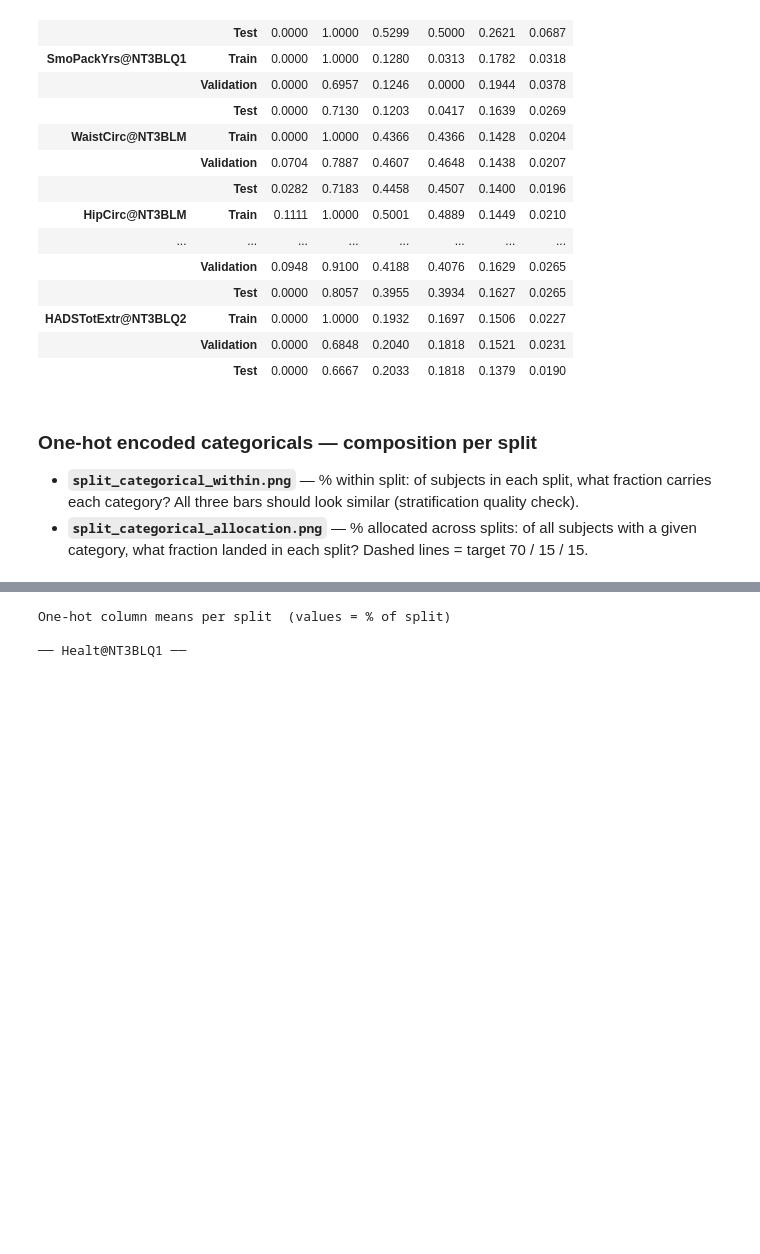
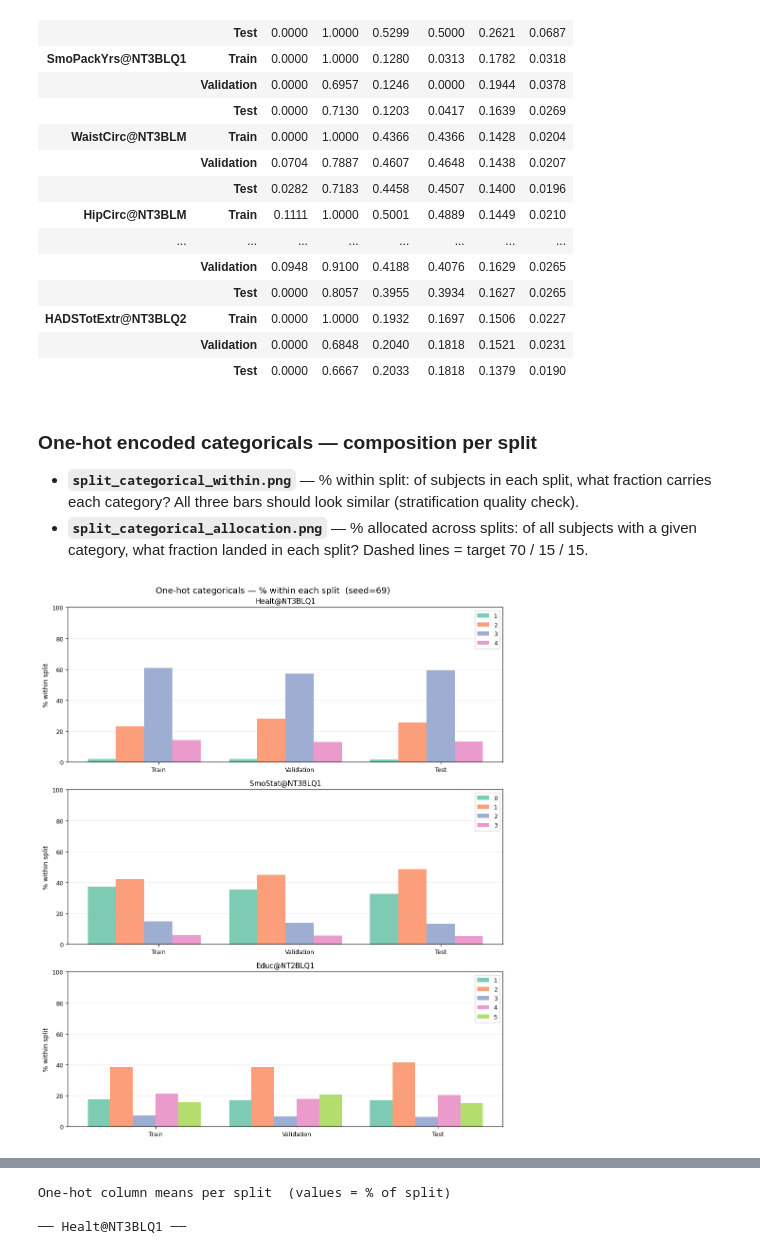
Before and after one commit to flippi321/NTNU-Master-project, a Jupyter notebook: feature_split_analysis.ipynb, the cells around one changed output, grey strips where cells are left out. Saved outputs shown, nothing was run; the diff lists cells and outputs as text; code cells hidden in the pictures; blank space fills up the shorter version.

```diff
--- a/feature_split_analysis.ipynb
+++ b/feature_split_analysis.ipynb
@@ -558,33 +588,47 @@ display(pd.DataFrame(stat_rows).set_index(['Variable', 'Split']).round(4))
   category, what fraction landed in each split? Dashed lines = target 70 / 15 / 15.
 # %%
 # Figure 1 — % within each split (grouped by category level)
+
+# Merge rare category 0 into category 1 for Health and Educ (too few subjects to show separately)
+MERGE_CAT0 = {"Healt@NT3BLQ1", "Educ@NT2BLQ1"}
+norm_s_fig1 = norm_s.copy()
+ohe_groups_fig1 = {cat: list(cols) for cat, cols in ohe_groups.items()}
+for _cat in MERGE_CAT0:
+    _col0, _col1 = f"{_cat}_0", f"{_cat}_1"
+    if _col0 in norm_s_fig1.columns:
+        norm_s_fig1[_col1] = ((norm_s_fig1[_col0] == 1) | (norm_s_fig1[_col1] == 1)).astype(int)
+        norm_s_fig1.drop(columns=[_col0], inplace=True)
+        ohe_groups_fig1[_cat] = [c for c in ohe_groups_fig1[_cat] if c != _col0]
+
 fig, axes = plt.subplots(len(CATEGORICAL), 1, figsize=(10, 4 * len(CATEGORICAL)))
 for ax, cat in zip(axes, CATEGORICAL):
-    ohe_cols = ohe_groups[cat]
+    ohe_cols = ohe_groups_fig1[cat]
     labels   = [c.replace(cat + '_', '') for c in ohe_cols]
 
     x      = np.arange(len(SPLIT_NAMES))
     width  = 0.8 / len(ohe_cols)
     colors = plt.cm.Set2.colors
 
     for j, (col, label) in enumerate(zip(ohe_cols, labels)):
-        pcts = [norm_s[norm_s['split']==s][col].mean()*100 for s in SPLIT_NAMES]
+        pcts = [norm_s_fig1[norm_s_fig1['split']==s][col].mean()*100 for s in SPLIT_NAMES]
         ax.bar(x + j*width - width*len(ohe_cols)/2, pcts, width,
                label=label, color=colors[j], alpha=0.85)
 
     ax.set_xticks(x)
     ax.set_xticklabels(SPLIT_NAMES, fontsize=10)
     ax.set_title(cat, fontsize=11)
     ax.set_ylabel('% within split', fontsize=10)
     ax.set_ylim(0, 100)
     ax.legend(fontsize=9, loc='upper right')
     ax.tick_params(labelsize=9)
     ax.grid(axis='y', alpha=0.25)
 
 plt.suptitle(f'One-hot categoricals — % within each split  (seed={SEED})', fontsize=13)
 plt.tight_layout()
 plt.savefig(f'{FIG_DIR}/split_categorical_within.png', dpi=150, bbox_inches='tight')
 plt.show()
+# %% [output]
+[figure, added]
 # %%
 # Figure 2 — % of each category allocated to each split
 ref_pcts = [TRAIN_SPLIT*100, VAL_SPLIT*100, (1-TRAIN_SPLIT-VAL_SPLIT)*100]
```
Also changed, not shown: parts of 5 cells of this notebook, 6 other files.
